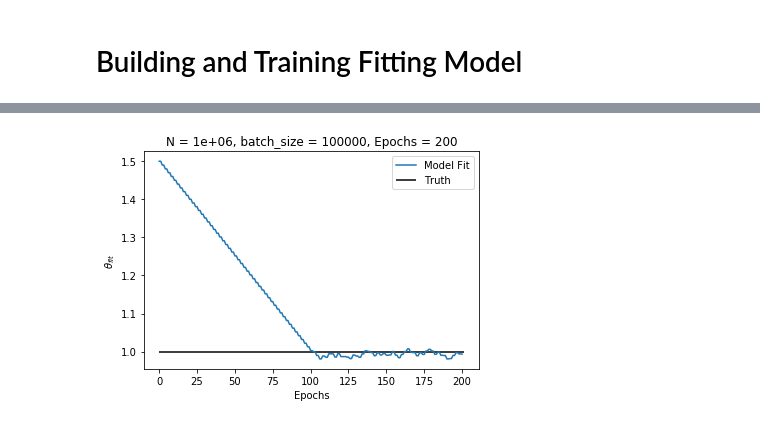
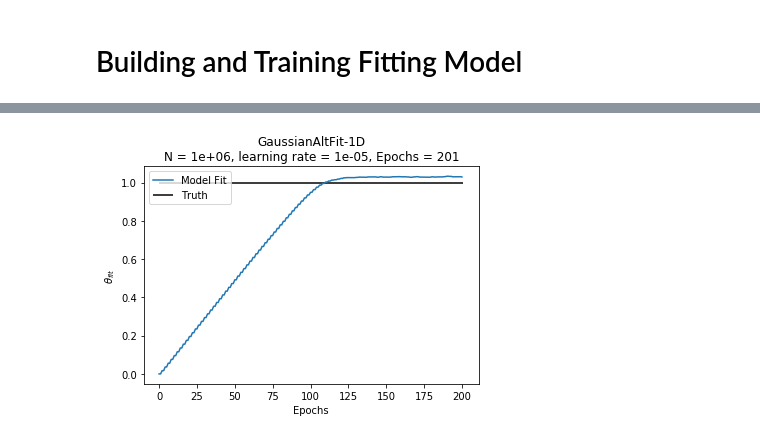
Before and after one commit to hep-lbdl/SRGN, a Jupyter notebook: GaussianExamples/GaussianAltFit-Original(1D).ipynb, the cells around one changed output, grey strips where cells are left out. Drawn from its saved outputs; the diff is of its cells as text; code cells hidden in the pictures.

```diff
--- a/GaussianExamples/GaussianAltFit-Original(1D).ipynb
+++ b/GaussianExamples/GaussianAltFit-Original(1D).ipynb
@@ -309,8 +311,9 @@ Now, let's do the $\theta$ and $g$ optimization together with a minimax setup.
 # %% [markdown]
 # Building and Training Fitting Model
 # %%
-print_weights = LambdaCallback(on_epoch_end=lambda batch, logs: print(". theta fit = ",model_fit.layers[-1].get_weights()[-1]))
-theta_fit_init = 1.5
+print_weights = LambdaCallback(on_epoch_end=lambda batch,
+                               logs: print(". theta fit = ",model_fit.layers[-1].get_weights()[-1]))
+theta_fit_init = 0
 fit_vals = [theta_fit_init]
 append_fit_value = LambdaCallback(on_epoch_end=lambda batch, logs:
                                                fit_vals.append(model_fit.layers[-1].get_weights()[0]))
@@ -324,30 +327,34 @@ predictions_fit = Dense(1, activation='sigmoid')(x2_fit)
 identity = Lambda(lambda x: x + 0)(predictions_fit)
 
 model_fit = Model(inputs=myinputs_fit, outputs=identity)
-model_fit.layers[np.size(model_fit.layers)-1].add_weight(name="thetaX",shape=list(),initializer = keras.initializers.Constant(value = theta_fit_init),trainable=True)
+model_fit.layers[np.size(model_fit.layers)-1].add_weight(name="thetaX",shape = list(),
+                                                         initializer = keras.initializers.Constant(value = theta_fit_init),
+                                                         trainable=True)
 model_fit.summary()
 
 train_theta = False
 
-batch_size = int(N/10) #larger batch_size leads to better precision
+batch_size = 1000
+lr = 1e-5 #smaller learning rate yields better precision
 epochs = 100 #but requires more epochs to train
+optimizer = keras.optimizers.Adam(lr=lr)
 
 def my_loss_wrapper_fit(inputs,mysign = 1):
     x  = inputs
-    x = K.squeeze(x, axis = 1)
     x = K.gather(x, np.arange(batch_size))
     theta = 0. #starting value
-    #Getting theta0:
+    #Getting theta_prime:
     if train_theta == False:
-        theta0 = model_fit.layers[-1].get_weights() #when not training theta, fetch as np array
+        theta_prime = model_fit.layers[-1].get_weights() #when not training theta, fetch as np array
     else:
-        theta0 = model_fit.trainable_weights[-1] #when trainingn theta, fetch as tf.Variable
+        theta_prime = model_fit.trainable_weights[-1] #when trainingn theta, fetch as tf.Variable
 
-    #creating tensor with same shape as inputs, with val in every entry
+    #creating tensor with same length as inputs, with theta_prime in every entry
     theta0_stack = K.ones_like(x,dtype=tf.float32)*theta0
+    concat_input_and_params = K.ones(shape = (x.shape), dtype=tf.float32)*theta_prime
 
     #combining and reshaping into correct format:
-    data = K.stack((x, theta0_stack), axis=-1)
+    data = K.concatenate((x, concat_input_and_params), axis=-1)
 
     w = reweight(data) #NN reweight
 
@@ -380,7 +387,7 @@ for k in range(epochs):
     model_fit.layers[-1].trainable = False
     #model.summary()
 
-    model_fit.compile(optimizer='adam', loss=my_loss_wrapper_fit(myinputs_fit,1),metrics=['accuracy'])
+    model_fit.compile(optimizer=optimizer, loss=my_loss_wrapper_fit(myinputs_fit,1),metrics=['accuracy'])
     print("Training g")
     model_fit.fit(np.array(X_train), y_train, epochs=1, batch_size=batch_size,validation_data=(np.array(X_test), y_test),verbose=1,callbacks=callbacks)
 
@@ -391,7 +398,7 @@ for k in range(epochs):
         pass
     train_theta = True
     model_fit.layers[-1].trainable = True
-    model_fit.compile(optimizer='adam', loss=my_loss_wrapper_fit(myinputs_fit,-1),metrics=['accuracy'])
+    model_fit.compile(optimizer=optimizer, loss=my_loss_wrapper_fit(myinputs_fit,-1),metrics=['accuracy'])
     #model.summary()
     print("Training theta")
     model_fit.fit(np.array(X_train), y_train, epochs=1, batch_size=batch_size,validation_data=(np.array(X_test), y_test),verbose=1,callbacks=callbacks)
@@ -417,12 +424,12 @@ Epoch 1/1
 # %%
 
 plt.plot(fit_vals, label='Model Fit')
 plt.hlines(np.mean(theta1), 0, len(fit_vals), label = 'Truth')
 plt.xlabel("Epochs")
 plt.ylabel(r'$\theta_{fit}$')
 plt.legend()
-plt.title("N = {:.0e}, batch_size = {:.0f}, Epochs = {:.0f}".format(N, batch_size, epochs*2))
-#plt.savefig(":N = {:.0e}, batch_size = {:.0f}, Epochs = {:.0f}".format(N, batch_size, epochs))
+plt.title("GaussianAltFit-1D\nN = {:.0e}, learning rate = {:.0e}, Epochs = {:.0f}".format(N, lr, len(fit_vals)))
+#plt.savefig("GaussianAltFit-1D-eg4: N = {:.0e}, learning rate = {:.0e}, Epochs = {:.0f}.png".format(N, lr, len(fit_vals)))
 plt.show()
 # %% [output]
-[figure, old version]
+[figure, new version]
```
Also changed, not shown: parts of 9 cells of this notebook, 2 other files.
